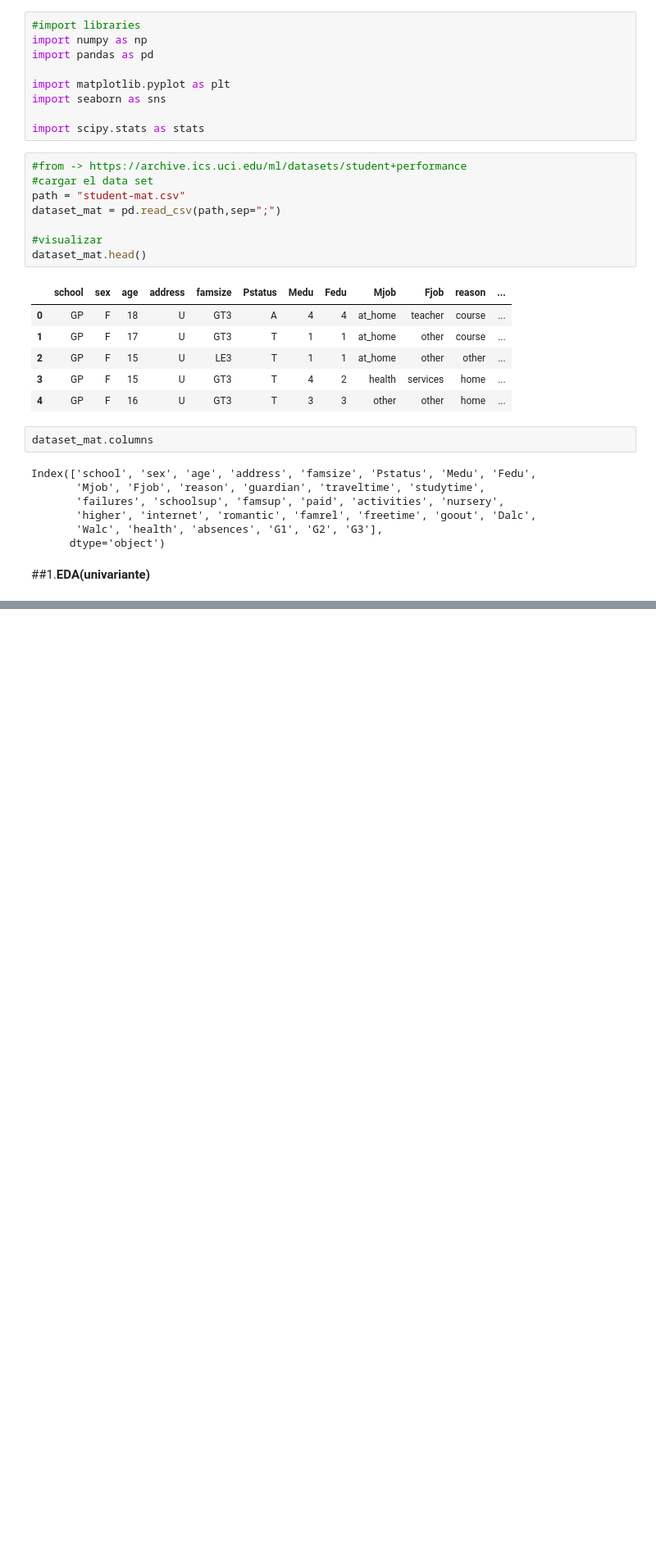
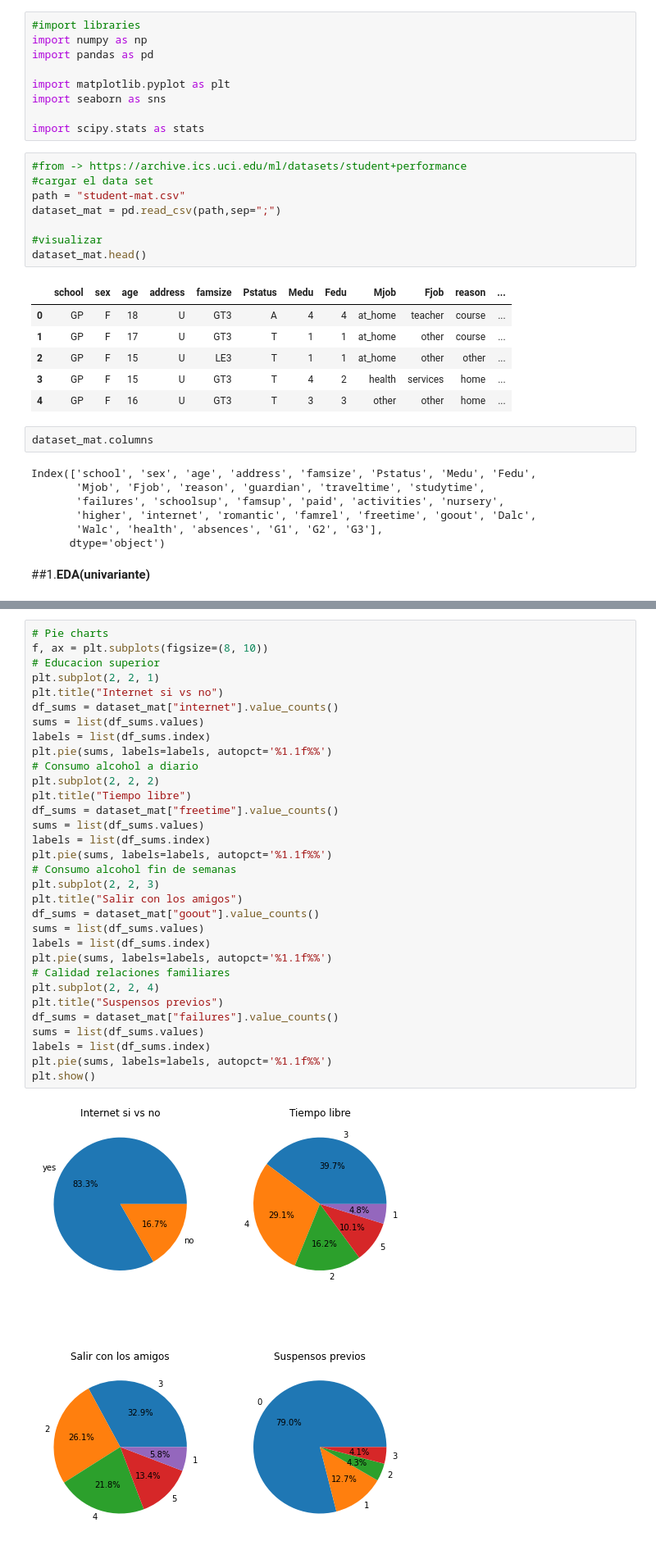
Before and after one commit to jotagectti/Data-Mining-Machine-Learning-y-Deep-Learning, a Jupyter notebook: Resolución_ejercicio_I.ipynb, the cells around one changed output, grey strips where cells are left out. Shown: that part at 82% size. Cells and saved outputs as stored; diff of their text form; blank space fills up the shorter version.

```diff
--- a/Resolución_ejercicio_I.ipynb
+++ b/Resolución_ejercicio_I.ipynb
@@ -53,0 +113,34 @@ plt.show()
+# %%
+# Pie charts
+f, ax = plt.subplots(figsize=(8, 10))
+# Educacion superior
+plt.subplot(2, 2, 1)
+plt.title("Internet si vs no")
+df_sums = dataset_mat["internet"].value_counts()
+sums = list(df_sums.values)
+labels = list(df_sums.index)
+plt.pie(sums, labels=labels, autopct='%1.1f%%')
+# Consumo alcohol a diario
+plt.subplot(2, 2, 2)
+plt.title("Tiempo libre")
+df_sums = dataset_mat["freetime"].value_counts()
+sums = list(df_sums.values)
+labels = list(df_sums.index)
+plt.pie(sums, labels=labels, autopct='%1.1f%%')
+# Consumo alcohol fin de semanas
+plt.subplot(2, 2, 3)
+plt.title("Salir con los amigos")
+df_sums = dataset_mat["goout"].value_counts()
+sums = list(df_sums.values)
+labels = list(df_sums.index)
+plt.pie(sums, labels=labels, autopct='%1.1f%%')
+# Calidad relaciones familiares
+plt.subplot(2, 2, 4)
+plt.title("Suspensos previos")
+df_sums = dataset_mat["failures"].value_counts()
+sums = list(df_sums.values)
+labels = list(df_sums.index)
+plt.pie(sums, labels=labels, autopct='%1.1f%%')
+plt.show()
+# %% [output]
+[figure, added]
```
Also changed, not shown: parts of 8 cells of this notebook.
